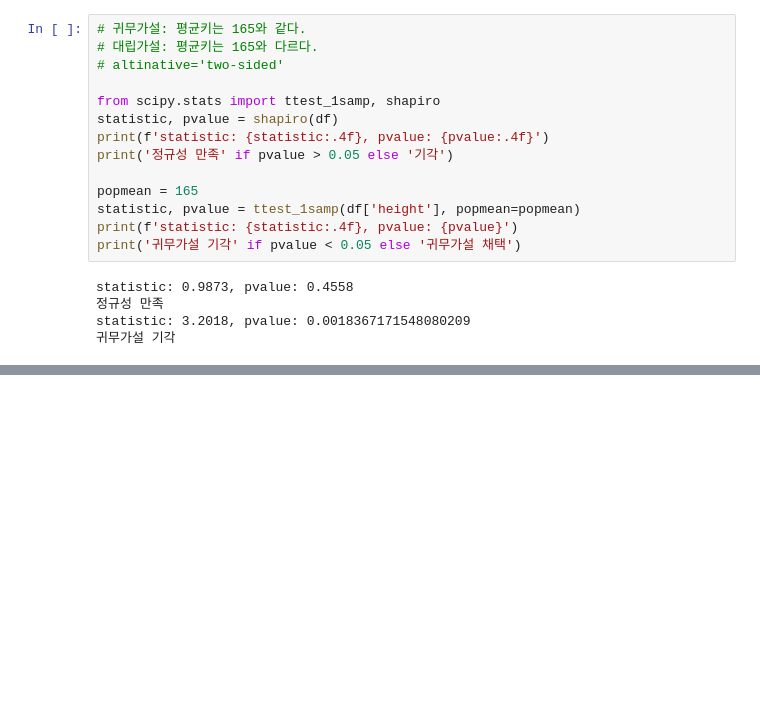
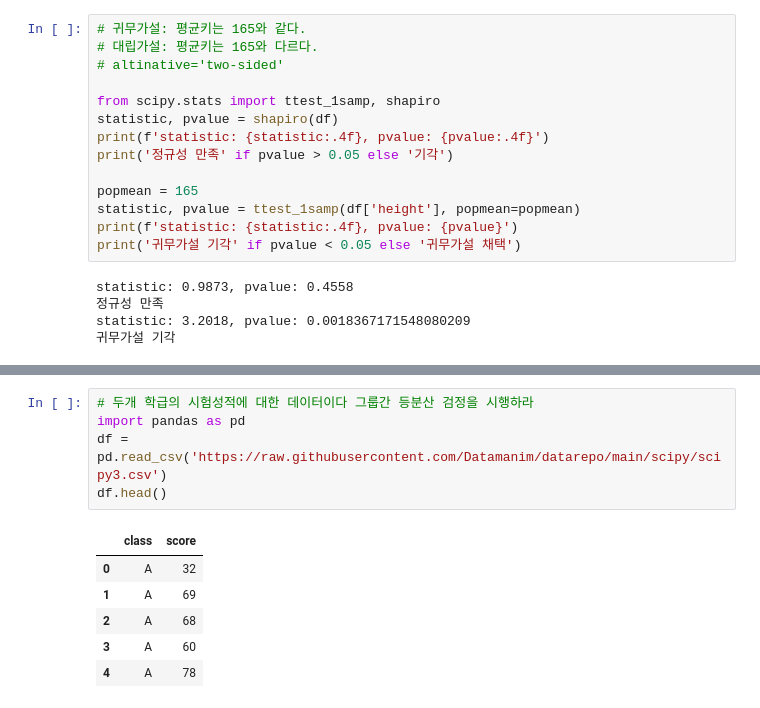
Before and after one commit to Minhyeok-kimm/TIL, a Jupyter notebook: 빅데이터분석기사/작업3유형(datamanim).ipynb, the cells around one changed output, grey strips where cells are left out. Drawn from its saved outputs; the diff is of its cells as text; blank space fills up the shorter version.

```diff
--- a/빅데이터분석기사/작업3유형(datamanim).ipynb
+++ b/빅데이터분석기사/작업3유형(datamanim).ipynb
@@ -132,0 +175,12 @@ statistic: 3.2018, pvalue: 0.0018367171548080209
+# %%
+# 두개 학급의 시험성적에 대한 데이터이다 그룹간 등분산 검정을 시행하라
+import pandas as pd
+df = pd.read_csv('https://raw.githubusercontent.com/Datamanim/datarepo/main/scipy/scipy3.csv')
+df.head()
+# %% [output]
+|  | class | score |
+| 0 | A | 32 |
+| 1 | A | 69 |
+| 2 | A | 68 |
+| 3 | A | 60 |
+| 4 | A | 78 |
```
Also changed, not shown: parts of 10 cells of this notebook, 1 other file.
